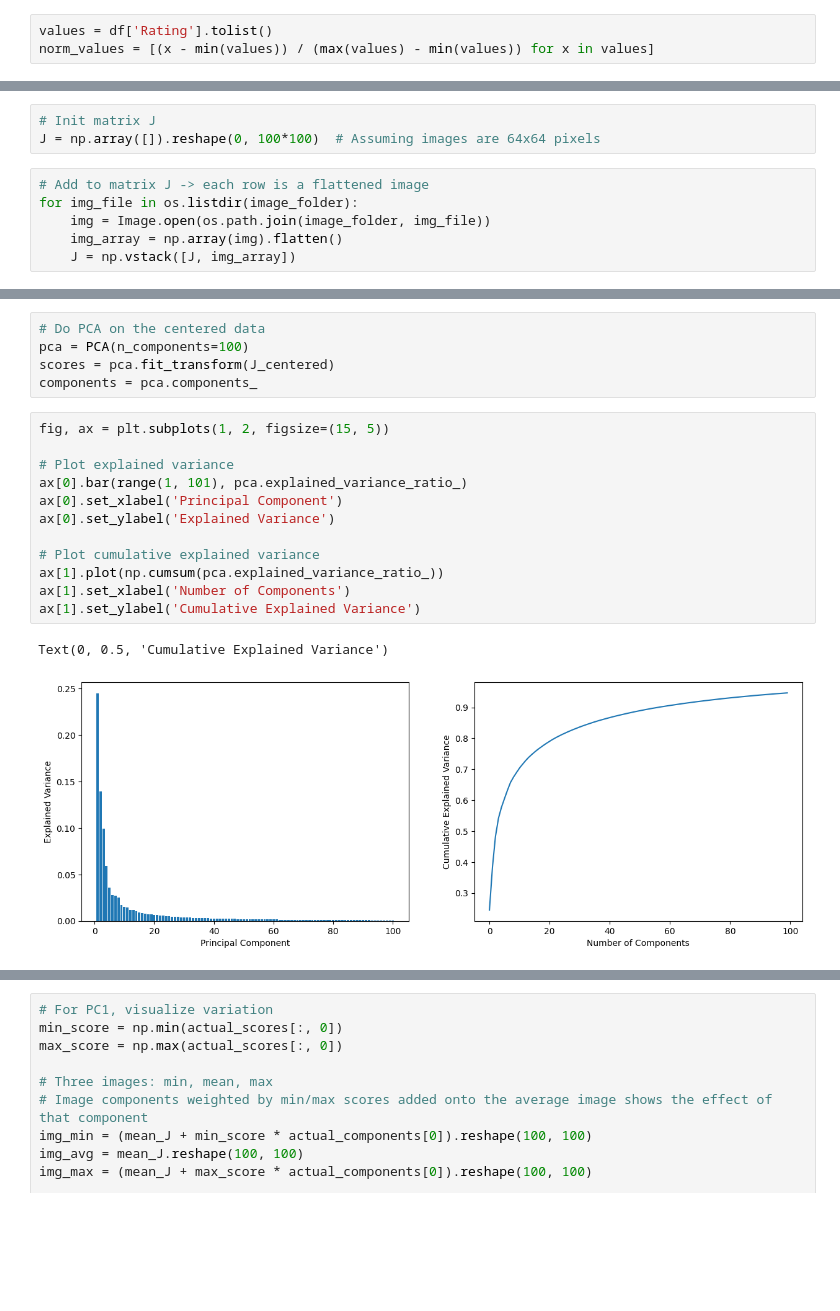
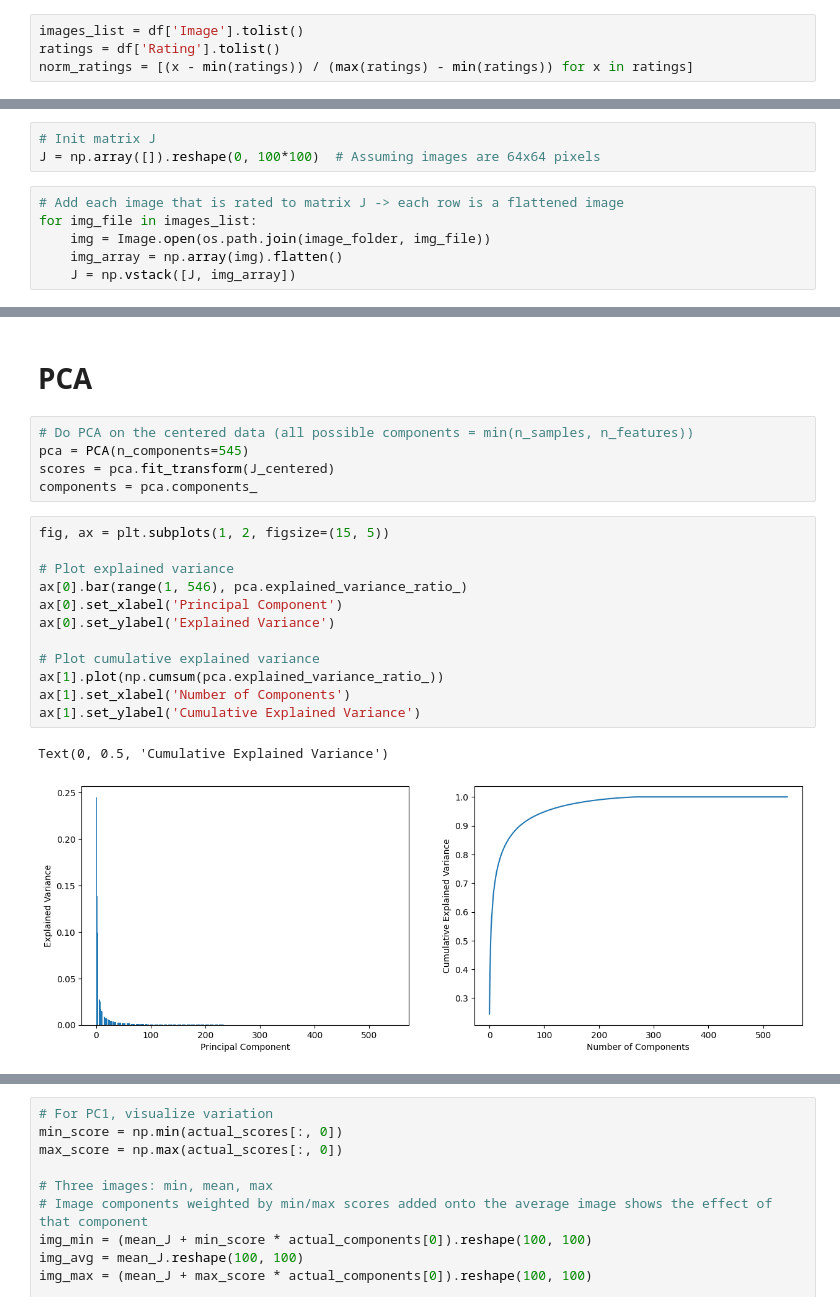
Before and after one commit to s243933/Kareninator, a Jupyter notebook: analyze_ratings.ipynb, the cells around one changed output, grey strips where cells are left out. Cells and saved outputs as stored; diff of their text form; blank space fills up the shorter version.

```diff
--- a/analyze_ratings.ipynb
+++ b/analyze_ratings.ipynb
@@ -13,5 +15,6 @@ from sklearn.decomposition import PCA
 # %%
 df = pd.read_csv(r"C:\Users\desus\OneDrive - Danmarks Tekniske Universitet\Fall_2025\Cognitive_Modelling\Kareninator\data\ratings\s243933_image_ratings.csv")
 # %%
-values = df['Rating'].tolist()
-norm_values = [(x - min(values)) / (max(values) - min(values)) for x in values]
+images_list = df['Image'].tolist()
+ratings = df['Rating'].tolist()
+norm_ratings = [(x - min(ratings)) / (max(ratings) - min(ratings)) for x in ratings]
@@ -36,8 +45,8 @@ image_folder = r"C:\Users\desus\OneDrive - Danmarks Tekniske Universitet\Fall_20
 # Init matrix J
 J = np.array([]).reshape(0, 100*100)  # Assuming images are 64x64 pixels
 # %%
-# Add to matrix J -> each row is a flattened image
-for img_file in os.listdir(image_folder):
+# Add each image that is rated to matrix J -> each row is a flattened image
+for img_file in images_list:
     img = Image.open(os.path.join(image_folder, img_file))
     img_array = np.array(img).flatten()
     J = np.vstack([J, img_array])
@@ -68,21 +76,23 @@ plt.imshow(mean_J.reshape(100, 100), cmap='gray');
+# %% [markdown]
+# PCA
 # %%
-# Do PCA on the centered data
-pca = PCA(n_components=100)
+# Do PCA on the centered data (all possible components = min(n_samples, n_features))
+pca = PCA(n_components=545)
 scores = pca.fit_transform(J_centered)
 components = pca.components_
 # %%
 fig, ax = plt.subplots(1, 2, figsize=(15, 5))
 
 # Plot explained variance
-ax[0].bar(range(1, 101), pca.explained_variance_ratio_)
+ax[0].bar(range(1, 546), pca.explained_variance_ratio_)
 ax[0].set_xlabel('Principal Component')
 ax[0].set_ylabel('Explained Variance')
 
 # Plot cumulative explained variance
 ax[1].plot(np.cumsum(pca.explained_variance_ratio_))
 ax[1].set_xlabel('Number of Components')
 ax[1].set_ylabel('Cumulative Explained Variance')
 # %% [output]
 Text(0, 0.5, 'Cumulative Explained Variance')
-[figure, old version]
+[figure, new version]
 # %%
```
Also changed, not shown: parts of 16 cells of this notebook.
